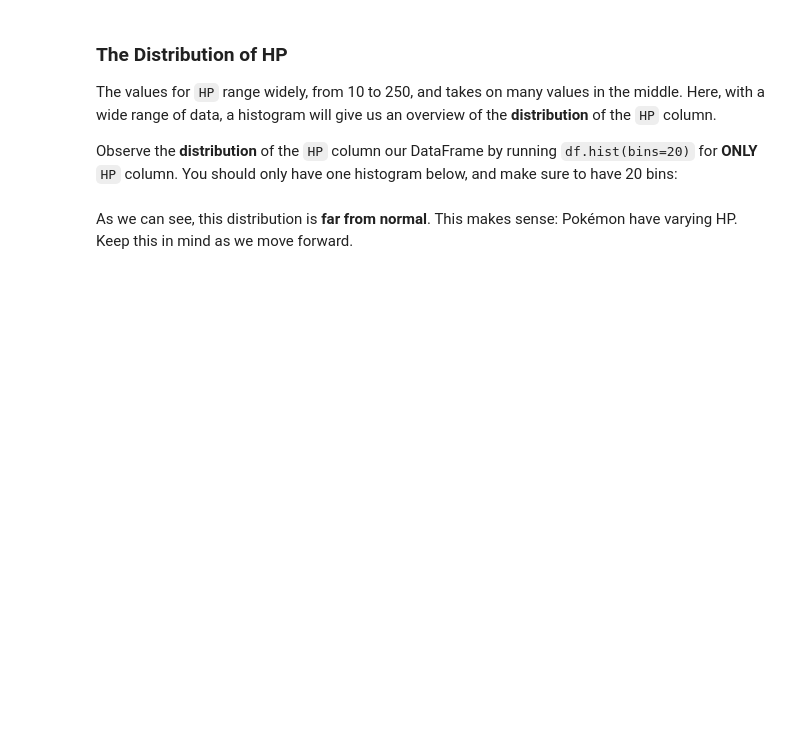
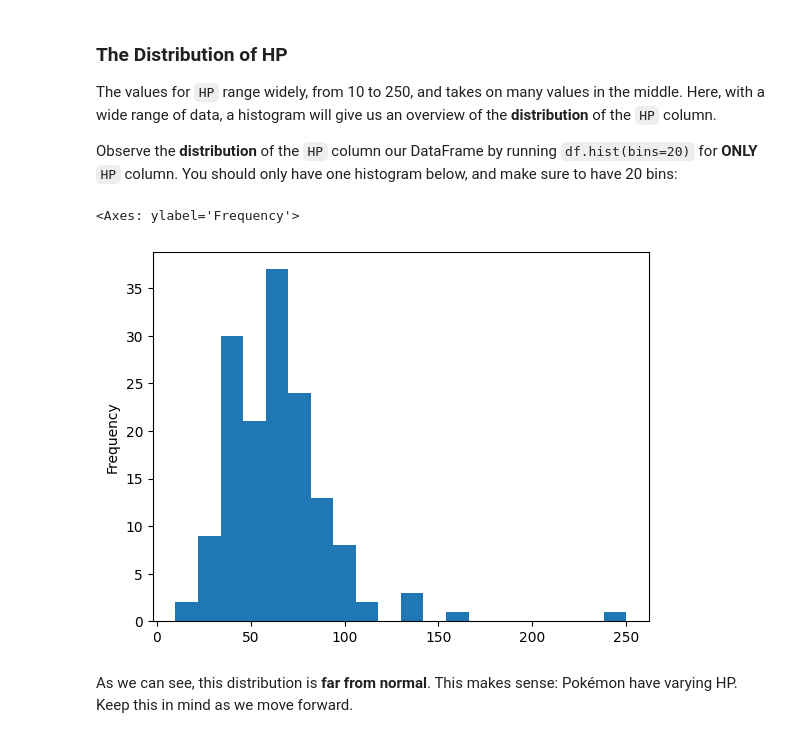
Before and after one commit to jonathan-cky/STAT107, a Jupyter notebook: lab_random_variable/lab_random_variable.ipynb, the cells around one changed output. Drawn from its saved outputs; the diff is of its cells as text; code cells hidden in the pictures; blank space fills up the shorter version.

```diff
--- a/lab_random_variable/lab_random_variable.ipynb
+++ b/lab_random_variable/lab_random_variable.ipynb
@@ -386,6 +506,11 @@ print()
 The values for `HP` range widely, from 10 to 250, and takes on many values in the middle.  Here, with a wide range of data, a histogram will give us an overview of the **distribution** of the `HP` column.
 
 Observe the **distribution** of the `HP` column our DataFrame by running `df.hist(bins=20)` for **ONLY** `HP` column.  You should only have one histogram below, and make sure to have 20 bins:
+# %%
+df["HP"].plot.hist(bins=20)
+# %% [output]
+<Axes: ylabel='Frequency'>
+[figure, added]
 # %% [markdown]
 As we can see, this distribution is **far from normal**. This makes sense: Pokémon have varying HP. Keep this in mind as we move forward.
 # %% [markdown]
```
Also changed, not shown: parts of 46 cells of this notebook.
